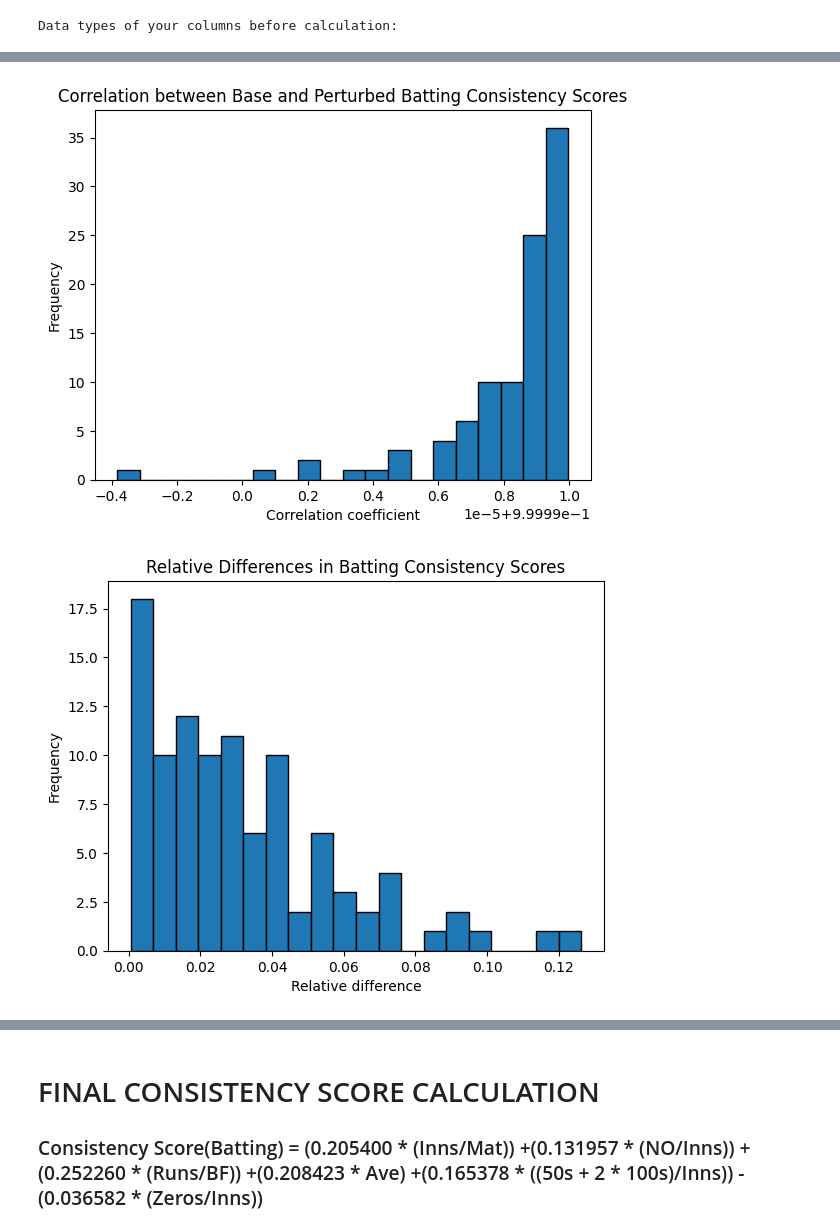
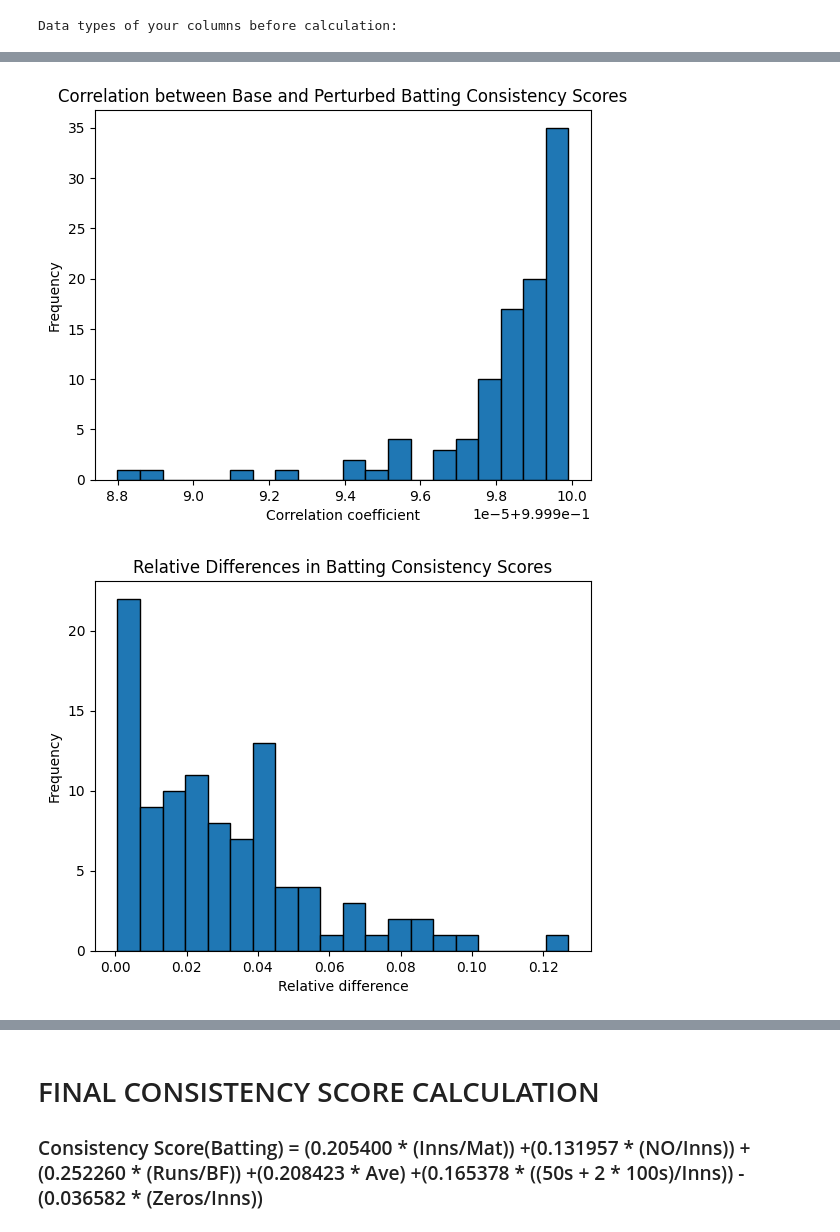
Before and after one commit to Siddharth2812/cricket-squad-selection, a Jupyter notebook: codes/Consistency/batscore.ipynb, the cells around one changed output, grey strips where cells are left out. Drawn from its saved outputs; the diff is of its cells as text; code cells hidden in the pictures.

```diff
--- a/codes/Consistency/batscore.ipynb
+++ b/codes/Consistency/batscore.ipynb
@@ -58,6 +58,7 @@ def calculate_batting_formula_components(df):
     df_components['Inns_per_Mat'] = df_components['Inns'].astype(float) / df_components['Mat'].astype(float)
     df_components['NO_per_Inns'] = df_components['NO'].astype(float) / df_components['Inns'].astype(float)
     df_components['Runs_per_BF'] = df_components['Runs'].astype(float) / df_components['BF'].astype(float)
+    df_components['All_Runs'] = df_components['Runs'].astype(float) / 100
     df_components['Ave_Score'] = df_components['Ave'].astype(float)  # Direct Ave
     df_components['50s100s_per_Inns'] = (df_components["50's"].astype(float) + 2 * df_components["100's"].astype(float)) / df_components['Inns'].astype(float)
     df_components['Zeros_per_Inns'] = df_components["Zeros"].astype(float) / df_components['Inns'].astype(float)
@@ -301,28 +503,30 @@ dtype: float64
 # %%
 import pandas as pd
 
-# Full list of batting metrics
+# Full list of batting metrics (including All_Runs now)
 features = ['Inns_per_Mat', 'NO_per_Inns', 'Runs_per_BF',
-            'Ave_Score', '50s100s_per_Inns', 'Zeros_per_Inns']
+            'Ave_Score', '50s100s_per_Inns', 'Zeros_per_Inns', 'All_Runs']
 
 # Original AHP weights from expert pairwise comparisons for batting metrics
 ahp_weights_series = pd.Series({
-    'Inns_per_Mat': 0.382497,
-    'NO_per_Inns': 0.250402,
-    'Runs_per_BF': 0.159580,
-    'Ave_Score': 0.100630,
-    '50s100s_per_Inns': 0.064077,
-    'Zeros_per_Inns': 0.042813
+    'Inns_per_Mat': 0.354284,
+    'NO_per_Inns': 0.239928,
+    'Runs_per_BF': 0.158655,
+    'Ave_Score': 0.103625,
+    'All_Runs': 0.067565,
+    '50s100s_per_Inns': 0.044769,
+    'Zeros_per_Inns': 0.031175
 })
 
 # Original PCA weights derived from PC1 loadings for batting metrics
 pca_weights = pd.Series({
-    'Ave_Score': 0.270854,
-    '50s100s_per_Inns': 0.251713,
-    'Runs_per_BF': 0.239658,
-    'Inns_per_Mat': 0.104155,
-    'Zeros_per_Inns': 0.077609,
-    'NO_per_Inns': 0.056012
+    'Ave_Score': 0.229370,
+    '50s100s_per_Inns': 0.215026,
+    'Runs_per_BF': 0.185264,
+    'Inns_per_Mat': 0.088745,
+    'All_Runs': 0.170118,
+    'Zeros_per_Inns': 0.067167,
+    'NO_per_Inns': 0.044310
 })
 
 # Normalize both weight sets so that they sum to 1 (if not already)
@@ -341,6 +545,7 @@ boost_factors = {
     'NO_per_Inns': 1.0,
     'Runs_per_BF': 2.0,
     'Ave_Score': 2.0,
+    'All_Runs': 1.0,
     '50s100s_per_Inns': 2.0,
     'Zeros_per_Inns': 1.0
 }
@@ -373,7 +662,7 @@ import matplotlib.pyplot as plt
 # Assuming 'calculations_with_data' is your DataFrame containing the batting derived metrics
 # and 'hybrid_weights_boosted' is your final weight Series with the index corresponding to:
 features = ['Inns_per_Mat', 'NO_per_Inns', 'Runs_per_BF',
-            'Ave_Score', '50s100s_per_Inns', 'Zeros_per_Inns']
+            'Ave_Score', '50s100s_per_Inns', 'Zeros_per_Inns', 'All_Runs']
 
 # Define a function to compute the composite consistency score for batting
 def compute_consistency_score(df, weights):
@@ -403,32 +692,32 @@ for i in range(n_iterations):
     perturbed_scores = compute_consistency_score(calculations_with_data, perturbed_weights)
     perturbed_scores_list.append(perturbed_scores)
 
 # For each perturbed set, compute the correlation with the base scores
 correlations = [np.corrcoef(base_scores, scores)[0, 1] for scores in perturbed_scores_list]
 
 # Also compute the mean relative difference between perturbed scores and base scores
 relative_differences = [
     np.mean(np.abs(scores - base_scores)) / np.mean(np.abs(base_scores))
     for scores in perturbed_scores_list
 ]
 
 # Plot the distribution of correlation coefficients
 plt.hist(correlations, bins=20, edgecolor='k')
 plt.title("Correlation between Base and Perturbed Batting Consistency Scores")
 plt.xlabel("Correlation coefficient")
 plt.ylabel("Frequency")
 plt.show()
 
 # Plot the distribution of relative differences
 plt.hist(relative_differences, bins=20, edgecolor='k')
 plt.title("Relative Differences in Batting Consistency Scores")
 plt.xlabel("Relative difference")
 plt.ylabel("Frequency")
 plt.show()
 
 # Print summary statistics
 print("Mean correlation:", np.mean(correlations))
 print("Mean relative difference:", np.mean(relative_differences))
 # %% [output]
-[figure, old version]
+[figure, new version]
-[figure, old version]
+[figure, new version]
```
Also changed, not shown: parts of 13 cells of this notebook, 10 other files.
